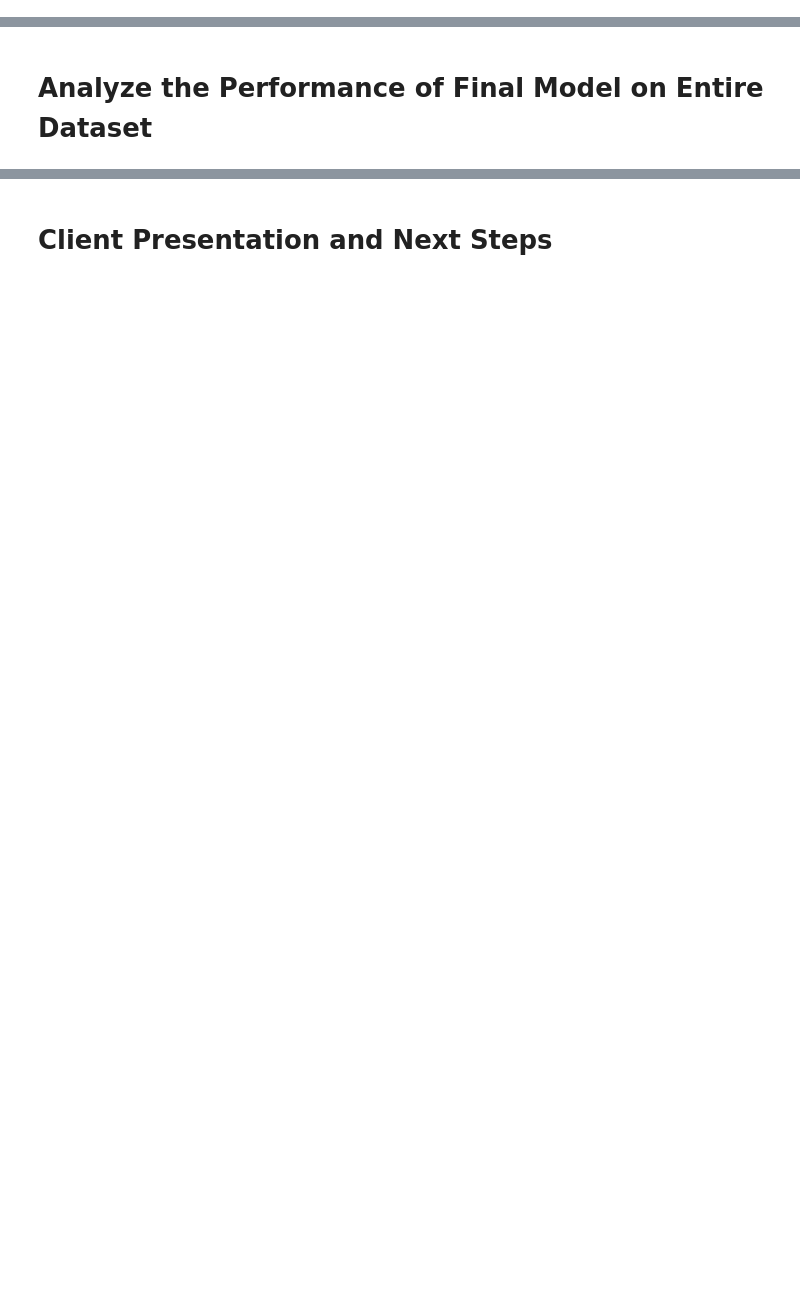
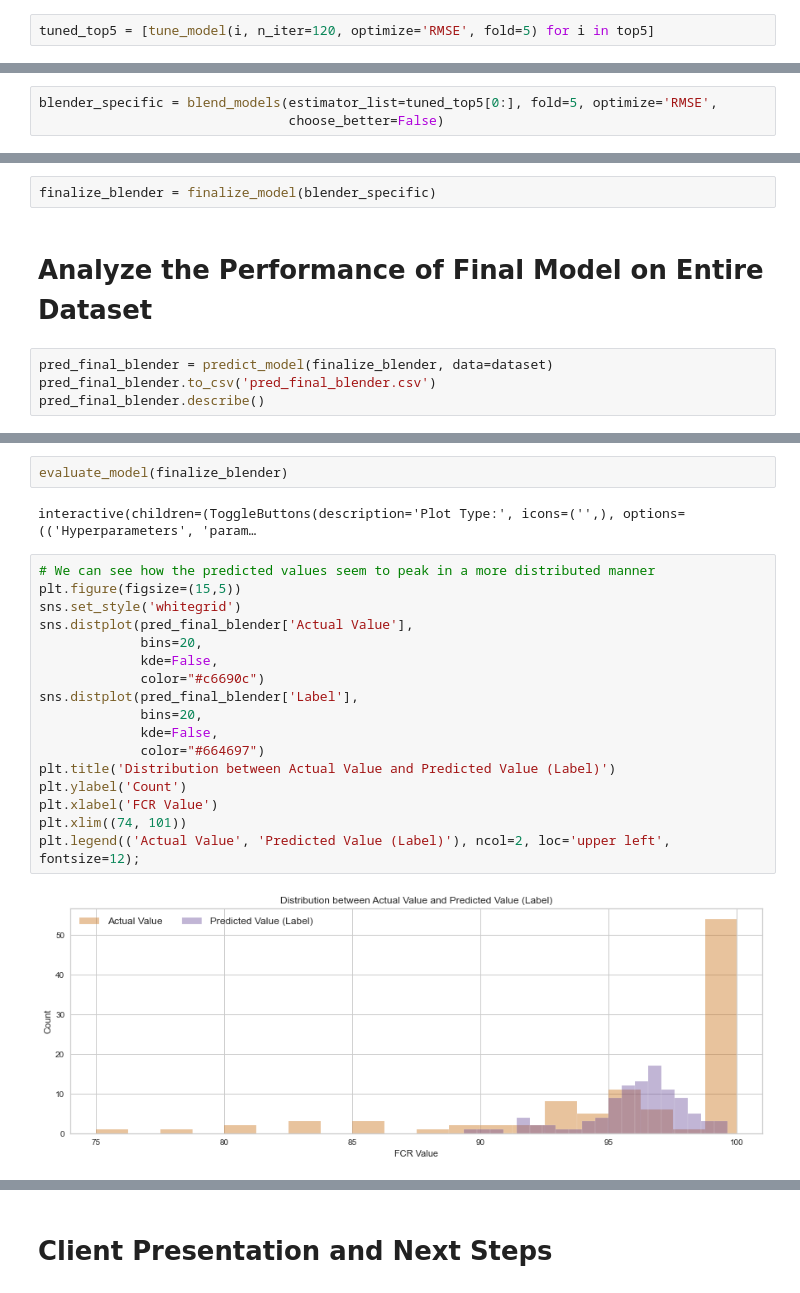
Before and after one commit to aurimas13/CodeAcademy-AI-Course, a Jupyter notebook: Examples/Example_with_Pycaret_and_PCA_regression.ipynb, the cells around one changed output, grey strips where cells are left out. Drawn from its saved outputs; the diff is of its cells as text; blank space fills up the shorter version.

```diff
--- a/Examples/Example_with_Pycaret_and_PCA_regression.ipynb
+++ b/Examples/Example_with_Pycaret_and_PCA_regression.ipynb
@@ -12,0 +270,2 @@
+# %%
+tuned_top5 = [tune_model(i, n_iter=120, optimize='RMSE', fold=5) for i in top5]
@@ -12,0 +281,3 @@
+# %%
+blender_specific = blend_models(estimator_list=tuned_top5[0:], fold=5, optimize='RMSE',
+                                choose_better=False)
@@ -13,2 +365,8 @@
+# %%
+finalize_blender = finalize_model(blender_specific)
 # %% [markdown]
 # <b>Analyze the Performance of Final Model on Entire Dataset
+# %%
+pred_final_blender = predict_model(finalize_blender, data=dataset)
+pred_final_blender.to_csv('pred_final_blender.csv')
+pred_final_blender.describe()
@@ -14,0 +383,23 @@
+# %%
+evaluate_model(finalize_blender)
+# %% [output]
+interactive(children=(ToggleButtons(description='Plot Type:', icons=('',), options=(('Hyperparameters', 'param…
+# %%
+# We can see how the predicted values seem to peak in a more distributed manner
+plt.figure(figsize=(15,5))
+sns.set_style('whitegrid')
+sns.distplot(pred_final_blender['Actual Value'],
+             bins=20,
+             kde=False,
+             color="#c6690c")
+sns.distplot(pred_final_blender['Label'],
+             bins=20,
+             kde=False,
+             color="#664697")
+plt.title('Distribution between Actual Value and Predicted Value (Label)')
+plt.ylabel('Count')
+plt.xlabel('FCR Value')
+plt.xlim((74, 101))
+plt.legend(('Actual Value', 'Predicted Value (Label)'), ncol=2, loc='upper left', fontsize=12);
+# %% [output]
+[figure, added]
```
Also changed, not shown: parts of 38 cells of this notebook.
